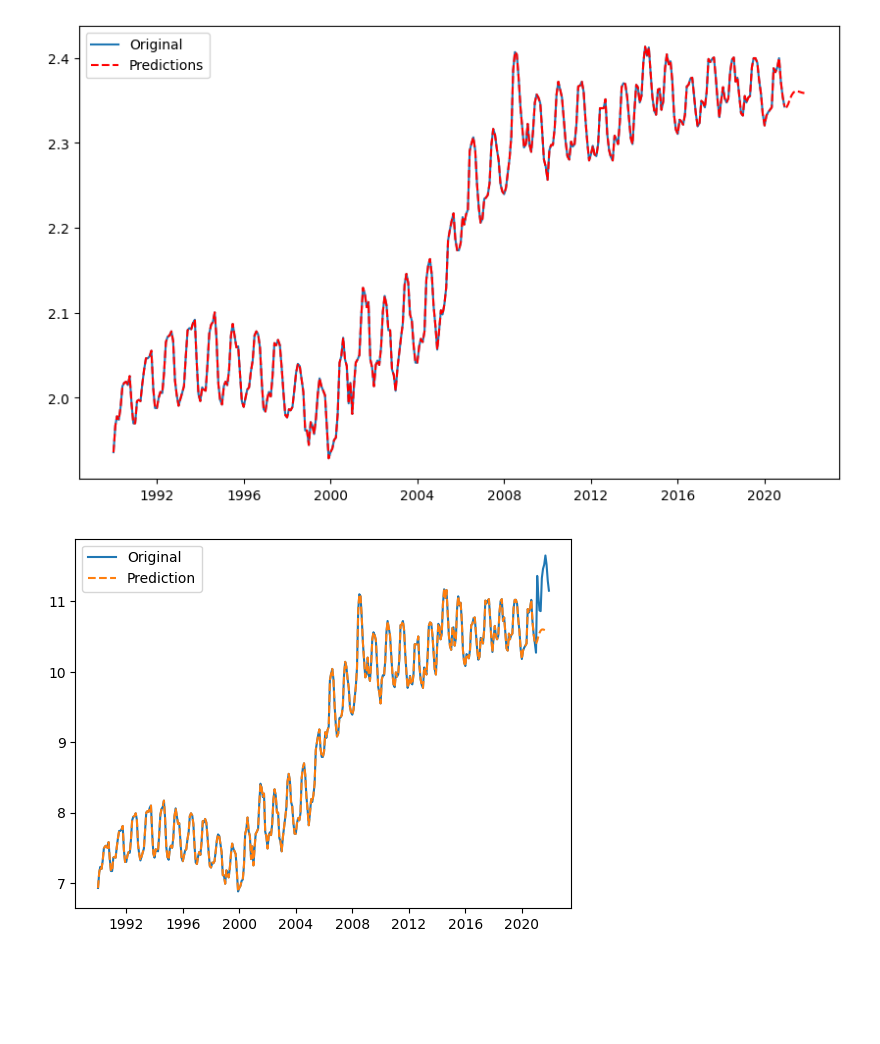
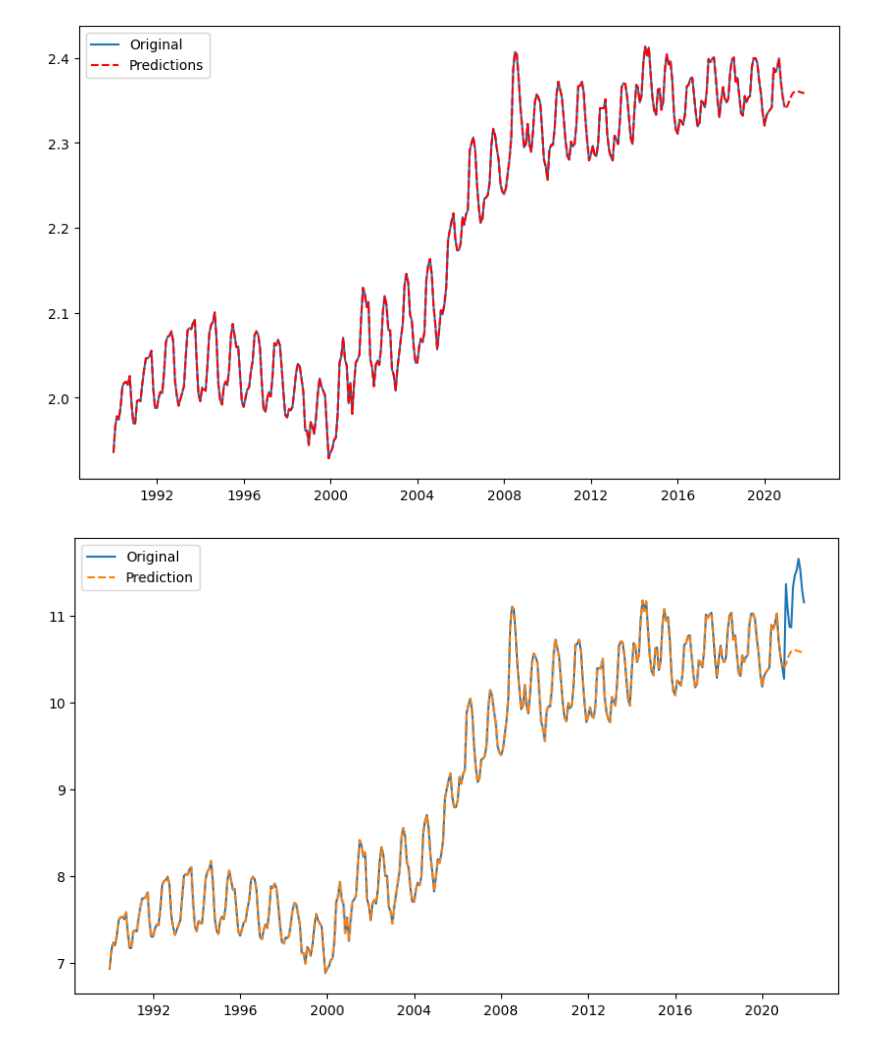
Before and after one commit to bktakacs/springboard_dsc_capstone3, a Jupyter notebook: first.ipynb, the cells around one changed output. Saved outputs shown, nothing was run; the diff lists cells and outputs as text; code cells hidden in the pictures; blank space fills up the shorter version.

```diff
--- a/first.ipynb
+++ b/first.ipynb
@@ -376,10 +382,10 @@ plt.show()
 # %% [output]
 [figure]
 # %%
-plt.figure()
+plt.figure(figsize=(10,6))
 plt.plot(df98f['Average Price of Electricity to Ultimate Customers, Commercial']['1990-1-1':'2021-12-1'], label='Original')
 plt.plot(np.exp(pd.concat([ylog, fut_months.Prediction])), ls='--', label='Prediction')
 plt.legend()
 plt.show()
 # %% [output]
-[figure, old version]
+[figure, new version]
```
Also changed, not shown: parts of 25 cells of this notebook.
